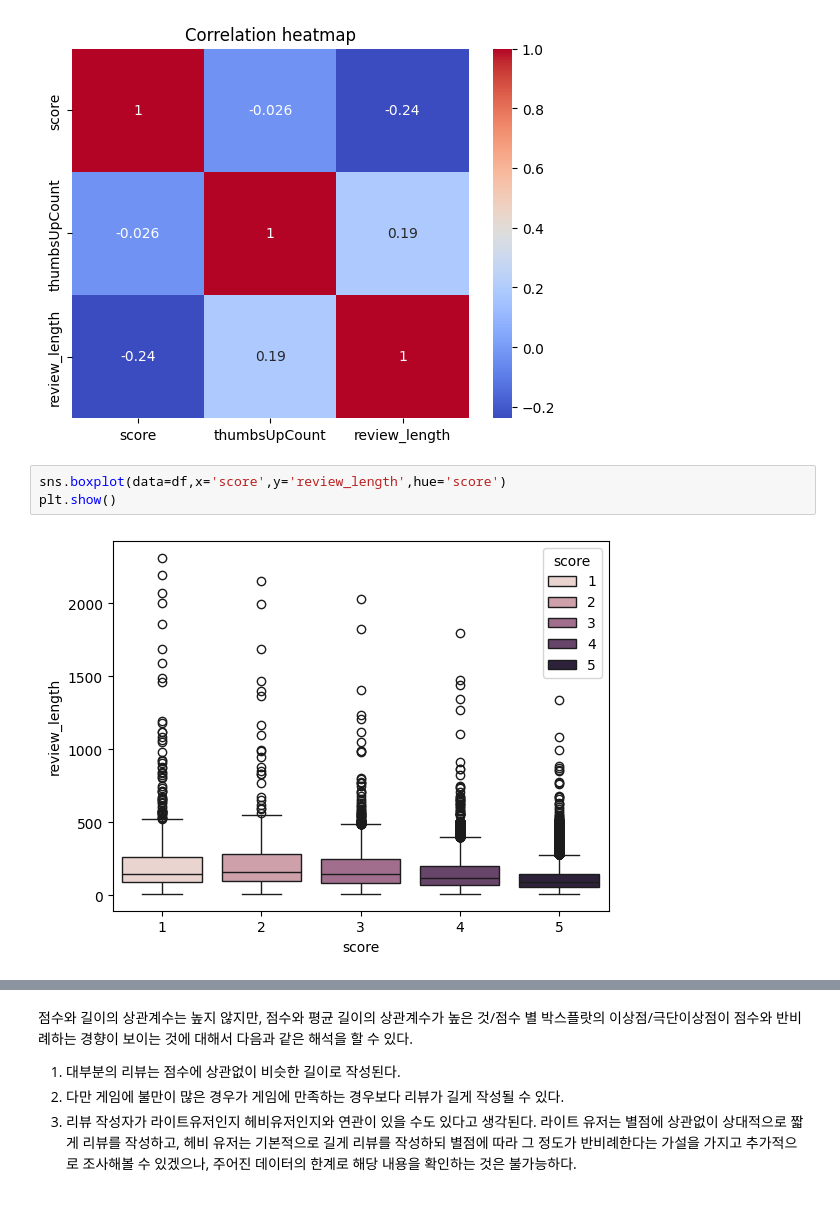
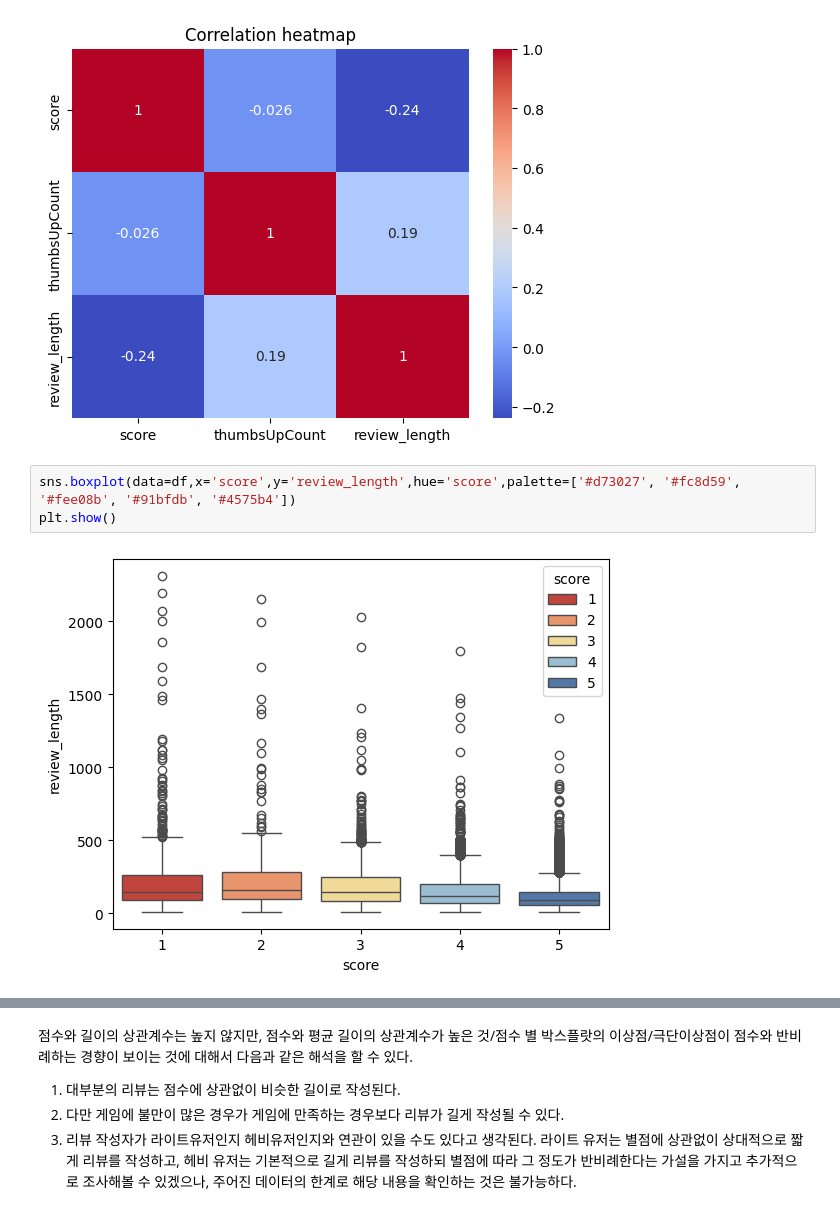
Before and after one commit to jinnykj/PokemonGO-Review-dataset-analysis, a Jupyter notebook: 데이터_시각화_기말_과제.ipynb, the cells around one changed output, grey strips where cells are left out. Cells and saved outputs as stored; diff of their text form.

```diff
--- a/데이터_시각화_기말_과제.ipynb
+++ b/데이터_시각화_기말_과제.ipynb
@@ -311,8 +313,8 @@ plt.show()
 # %% [output]
 [figure]
 # %%
-sns.boxplot(data=df,x='score',y='review_length',hue='score')
+sns.boxplot(data=df,x='score',y='review_length',hue='score',palette=['#d73027', '#fc8d59', '#fee08b', '#91bfdb', '#4575b4'])
 plt.show()
 # %% [output]
-[figure, old version]
+[figure, new version]
 # %%
```
Also changed, not shown: parts of 4 cells of this notebook.
